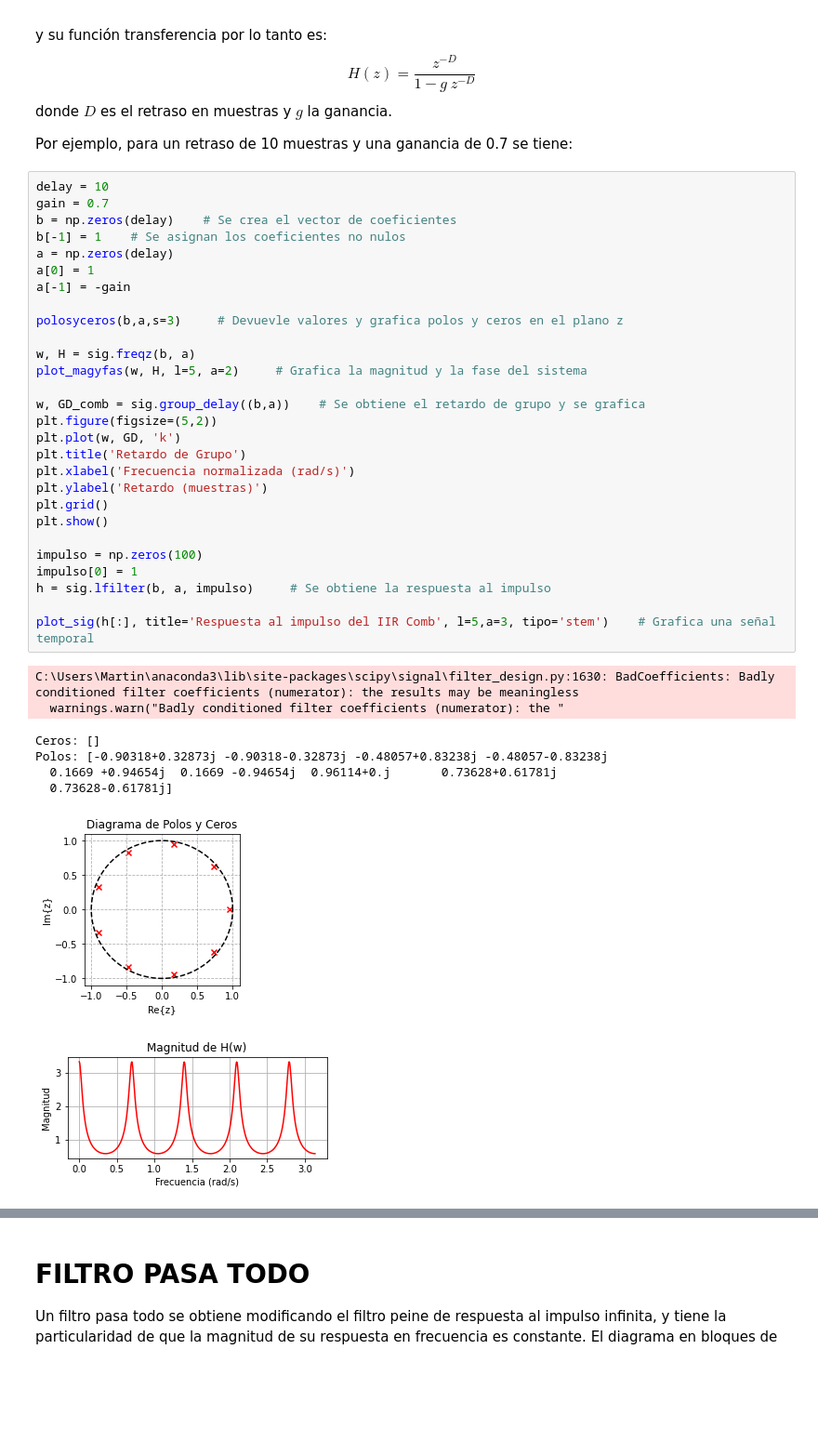
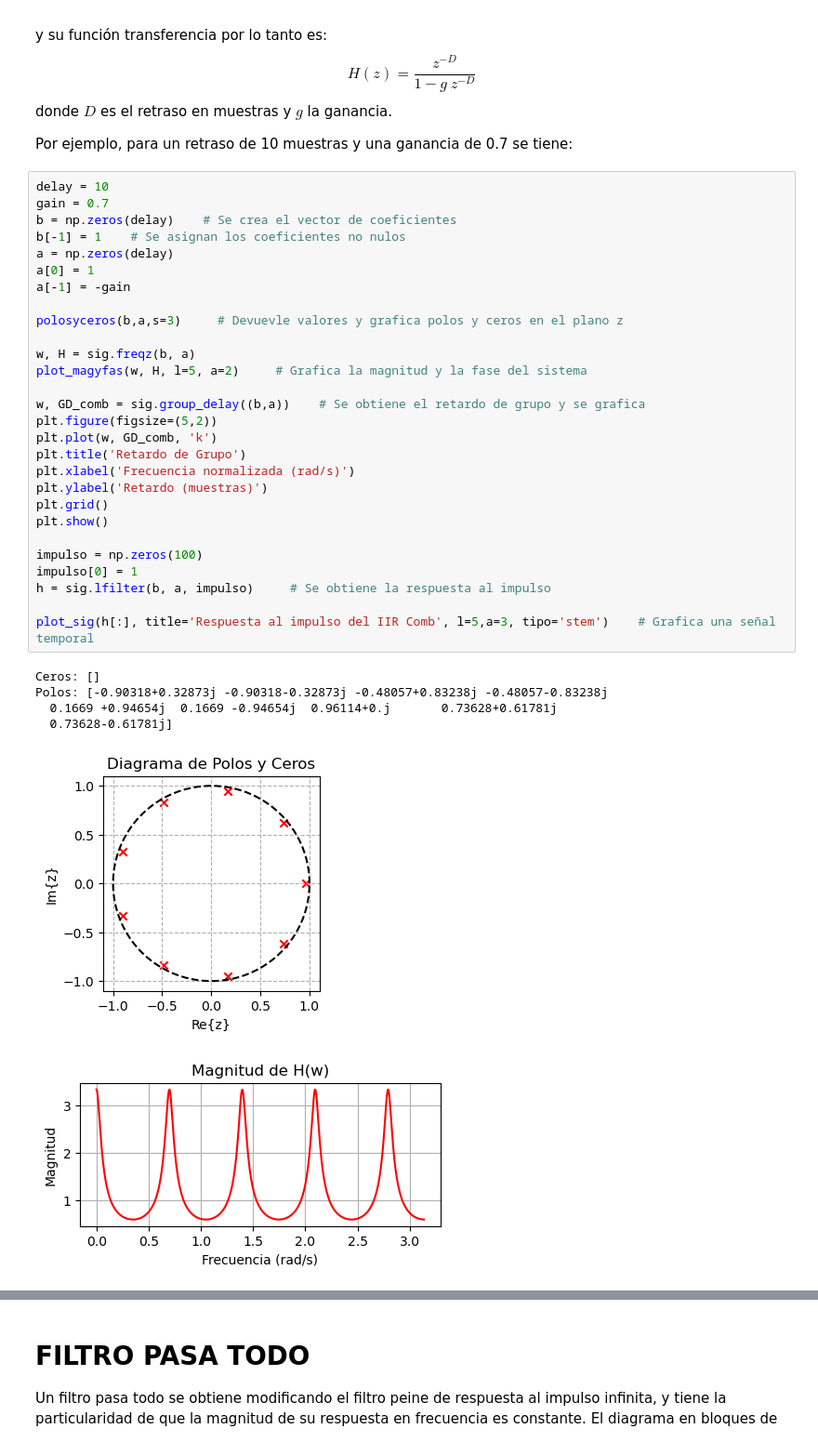
Before and after one commit to martin-nct/schroeder_reverb, a Jupyter notebook: schroeder_reverberator.ipynb, the cells around one changed output, grey strips where cells are left out. Shown at 93% size. Saved outputs shown, nothing was run; the diff lists cells and outputs as text; blank space fills up the shorter version.

```diff
--- a/schroeder_reverberator.ipynb
+++ b/schroeder_reverberator.ipynb
@@ -22,37 +24,35 @@ Por ejemplo, para un retraso de 10 muestras y una ganancia de 0.7 se tiene:
 # %%
 delay = 10
 gain = 0.7
 b = np.zeros(delay)    # Se crea el vector de coeficientes
 b[-1] = 1    # Se asignan los coeficientes no nulos
 a = np.zeros(delay)
 a[0] = 1
 a[-1] = -gain
 
 polosyceros(b,a,s=3)     # Devuevle valores y grafica polos y ceros en el plano z
 
 w, H = sig.freqz(b, a)
 plot_magyfas(w, H, l=5, a=2)     # Grafica la magnitud y la fase del sistema
 
 w, GD_comb = sig.group_delay((b,a))    # Se obtiene el retardo de grupo y se grafica
 plt.figure(figsize=(5,2))
-plt.plot(w, GD, 'k')
+plt.plot(w, GD_comb, 'k')
 plt.title('Retardo de Grupo')
 plt.xlabel('Frecuencia normalizada (rad/s)')
 plt.ylabel('Retardo (muestras)')
 plt.grid()
 plt.show()
 
 impulso = np.zeros(100)
 impulso[0] = 1
 h = sig.lfilter(b, a, impulso)     # Se obtiene la respuesta al impulso
 
 plot_sig(h[:], title='Respuesta al impulso del IIR Comb', l=5,a=3, tipo='stem')    # Grafica una señal temporal
 # %% [output]
-C:\Users\Martin\anaconda3\lib\site-packages\scipy\signal\filter_design.py:1630: BadCoefficients: Badly conditioned filter coefficients (numerator): the results may be meaningless
-  warnings.warn("Badly conditioned filter coefficients (numerator): the "
+Ceros: []
+Polos: [-0.90318+0.32873j -0.90318-0.32873j -0.48057+0.83238j -0.48057-0.83238j
+  0.1669 +0.94654j  0.1669 -0.94654j  0.96114+0.j       0.73628+0.61781j
+  0.73628-0.61781j]
-Ceros: []
-Polos: [-0.90318+0.32873j -0.90318-0.32873j -0.48057+0.83238j -0.48057-0.83238j
-  0.1669 +0.94654j  0.1669 -0.94654j  0.96114+0.j       0.73628+0.61781j
-  0.73628-0.61781j]
-[figure, old version]
+[figure, new version]
-[figure, old version]
+[figure, new version]
```
Also changed, not shown: parts of 12 cells of this notebook, 2 other files.
